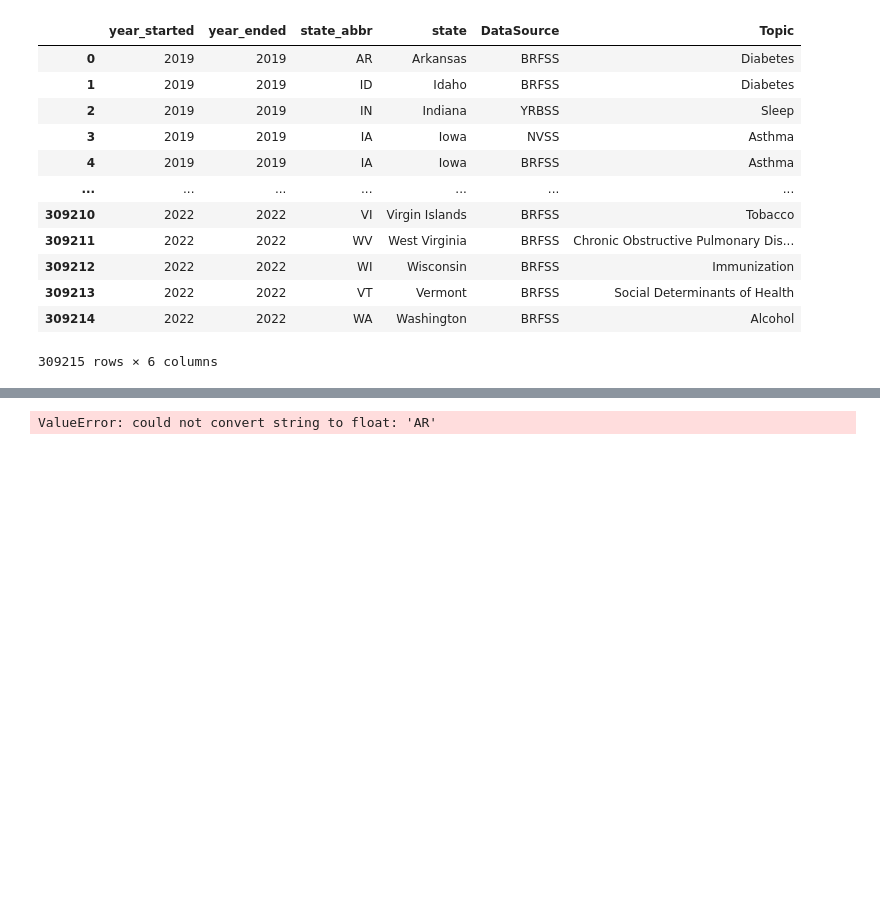
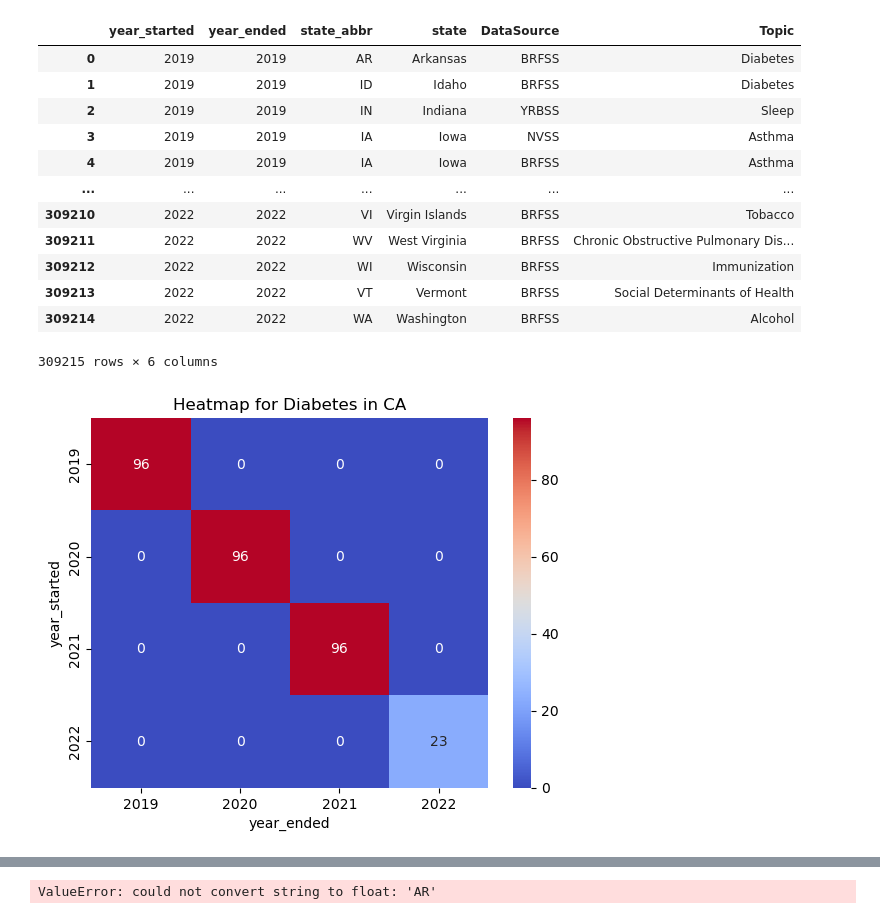
Before and after one commit to Nathan-Savage/chronic_diseases_project, a Jupyter notebook: chronic_diseases_ns.ipynb, the cells around one changed output, grey strips where cells are left out. Saved outputs shown, nothing was run; the diff lists cells and outputs as text; code cells hidden in the pictures; blank space fills up the shorter version.

Commit message:
working heatmap

```diff
--- a/chronic_diseases_ns.ipynb
+++ b/chronic_diseases_ns.ipynb
@@ -119,3 +121,21 @@ heatmap_df
 | 309213 | 2022 | 2022 | VT | Vermont | BRFSS | Social Determinants of Health |
 | 309214 | 2022 | 2022 | WA | Washington | BRFSS | Alcohol |
 309215 rows × 6 columns
+# %%
+# Create a heatmap for a specific Topic and State
+selected_topic = 'Diabetes'
+selected_state = 'CA'
+filtered_df = heatmap_df[(heatmap_df['Topic'] == selected_topic) & (heatmap_df['state_abbr'] == selected_state)]
+
+plt.clf()  # Clear the current figure
+if not filtered_df.empty:
+    heatmap_data = filtered_df.pivot_table(index='year_started', columns='year_ended', values='DataSource', aggfunc='count', fill_value=0)
+    sns.heatmap(heatmap_data, annot=True, cmap='coolwarm')
+    plt.title(f'Heatmap for {selected_topic} in {selected_state}')
+else:
+    plt.text(0.5, 0.5, 'No data available for the selected Topic and State', horizontalalignment='center', verticalalignment='center', fontsize=12)
+    plt.axis('off')
+
+plt.show()
+# %% [output]
+[figure, added]
```
Also changed, not shown: parts of 6 cells of this notebook, 1 other file.
